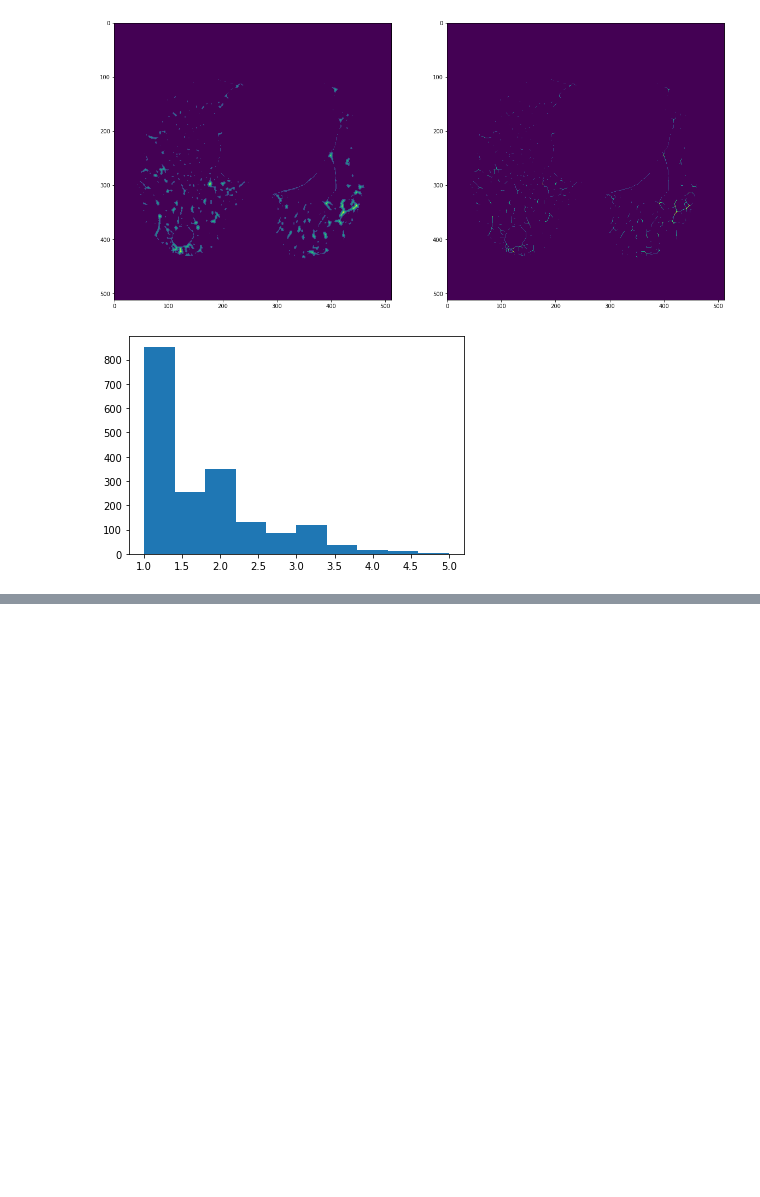
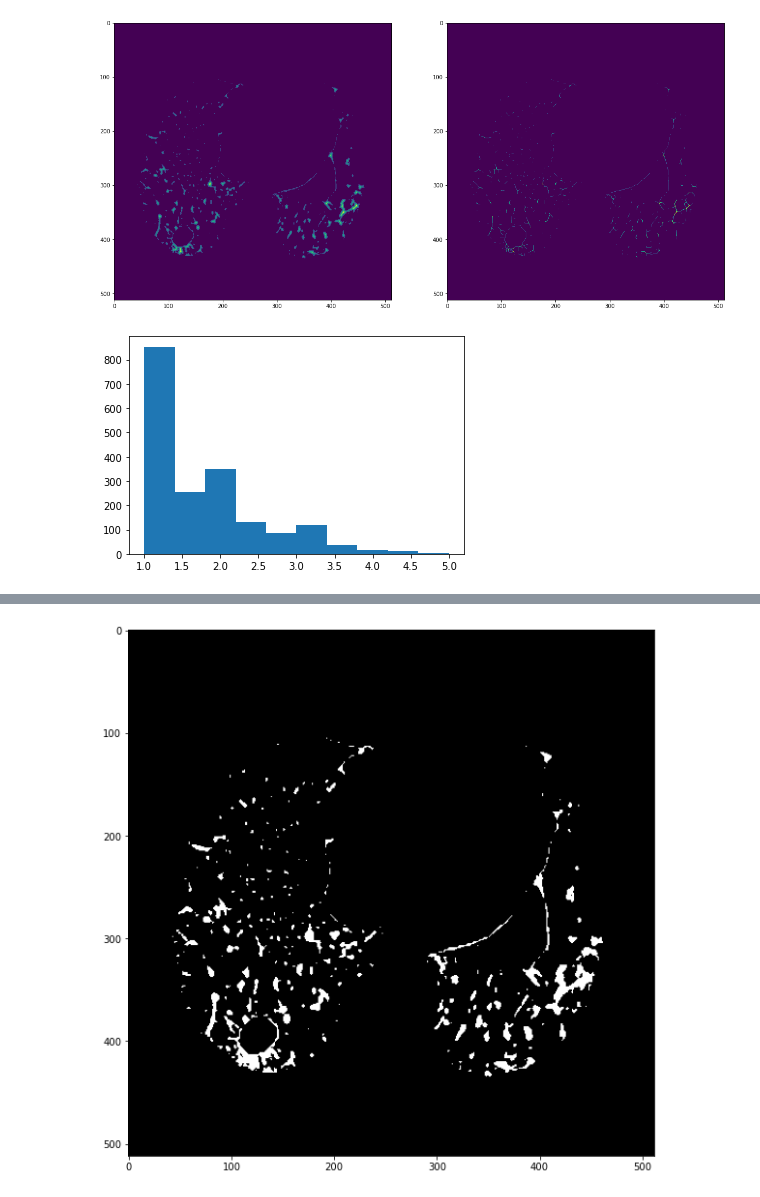
Before and after one commit to starcksophie/vesselness_covid, a Jupyter notebook: experiments.ipynb, the cells around one changed output, grey strips where cells are left out. Cells and saved outputs as stored; diff of their text form; code cells hidden in the pictures; blank space fills up the shorter version.

```diff
--- a/experiments.ipynb
+++ b/experiments.ipynb
@@ -129,0 +168,6 @@ plt.show()
+# %%
+img = nib.load("seg_2d.nii").get_fdata()
+# %%
+show([img[185]])
+# %% [output]
+[figure, added]
```
Also changed, not shown: parts of 6 cells of this notebook, 1 other file.
